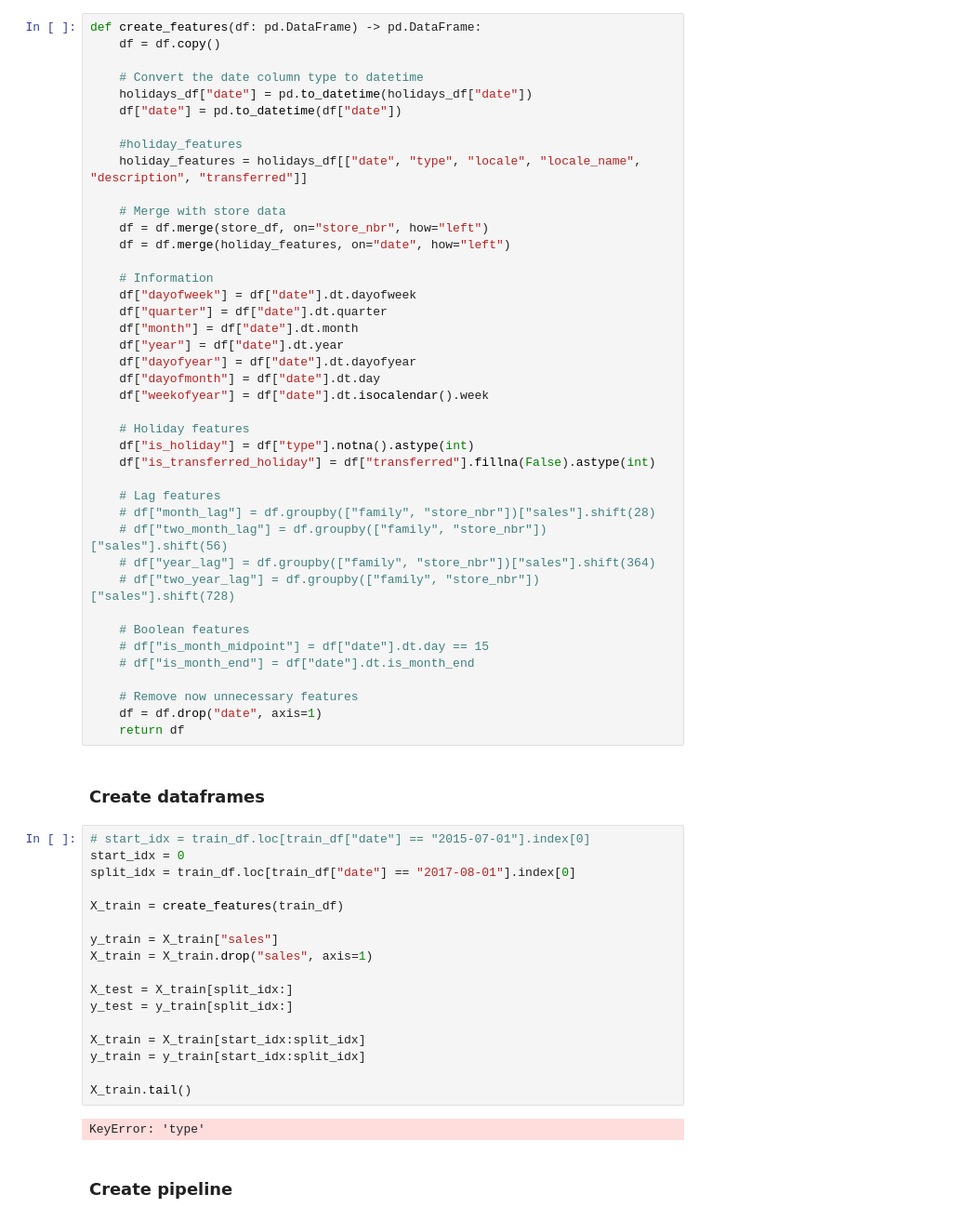
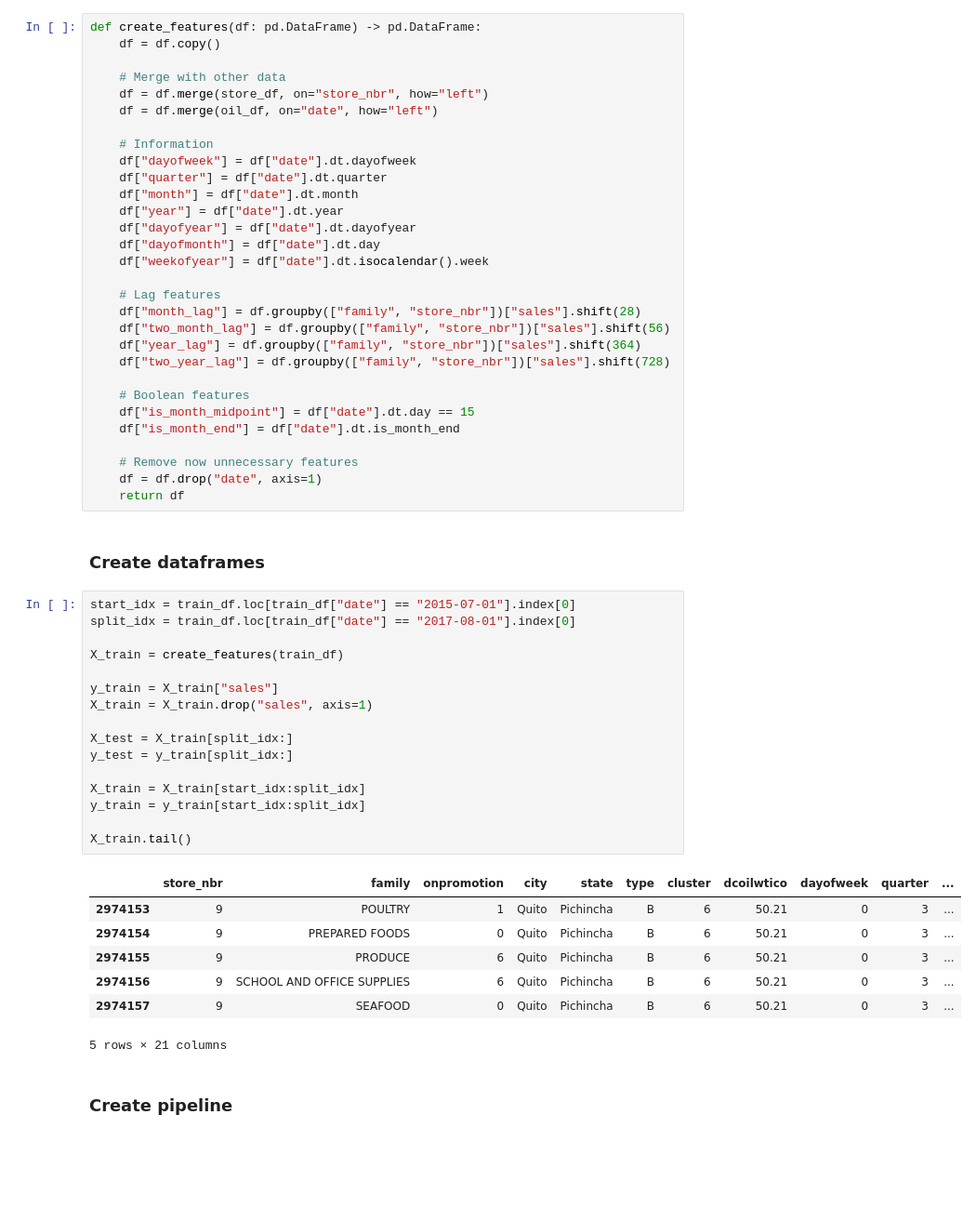
Before and after one commit to Milloz-dev/StoreSales-TimeSeriesForecasting, a Jupyter notebook: main.ipynb, the cells around one changed output. Shown at 93% size. Drawn from its saved outputs; the diff is of its cells as text; blank space fills up the shorter version.

```diff
--- a/main.ipynb
+++ b/main.ipynb
@@ -527,16 +288,9 @@ train_df.tail
 def create_features(df: pd.DataFrame) -> pd.DataFrame:
     df = df.copy()
 
-    # Convert the date column type to datetime
-    holidays_df["date"] = pd.to_datetime(holidays_df["date"])
-    df["date"] = pd.to_datetime(df["date"])
-
-    #holiday_features
-    holiday_features = holidays_df[["date", "type", "locale", "locale_name", "description", "transferred"]]
-
-    # Merge with store data
+    # Merge with other data
     df = df.merge(store_df, on="store_nbr", how="left")
-    df = df.merge(holiday_features, on="date", how="left")
+    df = df.merge(oil_df, on="date", how="left")
 
     # Information
     df["dayofweek"] = df["date"].dt.dayofweek
@@ -547,19 +301,15 @@ def create_features(df: pd.DataFrame) -> pd.DataFrame:
     df["dayofmonth"] = df["date"].dt.day
     df["weekofyear"] = df["date"].dt.isocalendar().week
 
-    # Holiday features
-    df["is_holiday"] = df["type"].notna().astype(int)
-    df["is_transferred_holiday"] = df["transferred"].fillna(False).astype(int)
-
     # Lag features
-    # df["month_lag"] = df.groupby(["family", "store_nbr"])["sales"].shift(28)
-    # df["two_month_lag"] = df.groupby(["family", "store_nbr"])["sales"].shift(56)
-    # df["year_lag"] = df.groupby(["family", "store_nbr"])["sales"].shift(364)
-    # df["two_year_lag"] = df.groupby(["family", "store_nbr"])["sales"].shift(728)
+    df["month_lag"] = df.groupby(["family", "store_nbr"])["sales"].shift(28)
+    df["two_month_lag"] = df.groupby(["family", "store_nbr"])["sales"].shift(56)
+    df["year_lag"] = df.groupby(["family", "store_nbr"])["sales"].shift(364)
+    df["two_year_lag"] = df.groupby(["family", "store_nbr"])["sales"].shift(728)
 
     # Boolean features
-    # df["is_month_midpoint"] = df["date"].dt.day == 15
-    # df["is_month_end"] = df["date"].dt.is_month_end
+    df["is_month_midpoint"] = df["date"].dt.day == 15
+    df["is_month_end"] = df["date"].dt.is_month_end
 
     # Remove now unnecessary features
     df = df.drop("date", axis=1)
@@ -567,24 +317,29 @@ def create_features(df: pd.DataFrame) -> pd.DataFrame:
 # %% [markdown]
 ### Create dataframes
 # %%
-# start_idx = train_df.loc[train_df["date"] == "2015-07-01"].index[0]
-start_idx = 0
+start_idx = train_df.loc[train_df["date"] == "2015-07-01"].index[0]
 split_idx = train_df.loc[train_df["date"] == "2017-08-01"].index[0]
 
 X_train = create_features(train_df)
 
 y_train = X_train["sales"]
 X_train = X_train.drop("sales", axis=1)
 
 X_test = X_train[split_idx:]
 y_test = y_train[split_idx:]
 
 X_train = X_train[start_idx:split_idx]
 y_train = y_train[start_idx:split_idx]
 
 X_train.tail()
 # %% [output]
+|  | store_nbr | family | onpromotion | city | state | type | cluster | dcoilwtico | dayofweek | quarter | ... |
+| 2974153 | 9 | POULTRY | 1 | Quito | Pichincha | B | 6 | 50.21 | 0 | 3 | ... |
+| 2974154 | 9 | PREPARED FOODS | 0 | Quito | Pichincha | B | 6 | 50.21 | 0 | 3 | ... |
+| 2974155 | 9 | PRODUCE | 6 | Quito | Pichincha | B | 6 | 50.21 | 0 | 3 | ... |
+| 2974156 | 9 | SCHOOL AND OFFICE SUPPLIES | 6 | Quito | Pichincha | B | 6 | 50.21 | 0 | 3 | ... |
+| 2974157 | 9 | SEAFOOD | 0 | Quito | Pichincha | B | 6 | 50.21 | 0 | 3 | ... |
-KeyError: 'type'
+5 rows × 21 columns
 # %% [markdown]
 ### Create pipeline
 # %%
```
Also changed, not shown: parts of 45 cells of this notebook.
